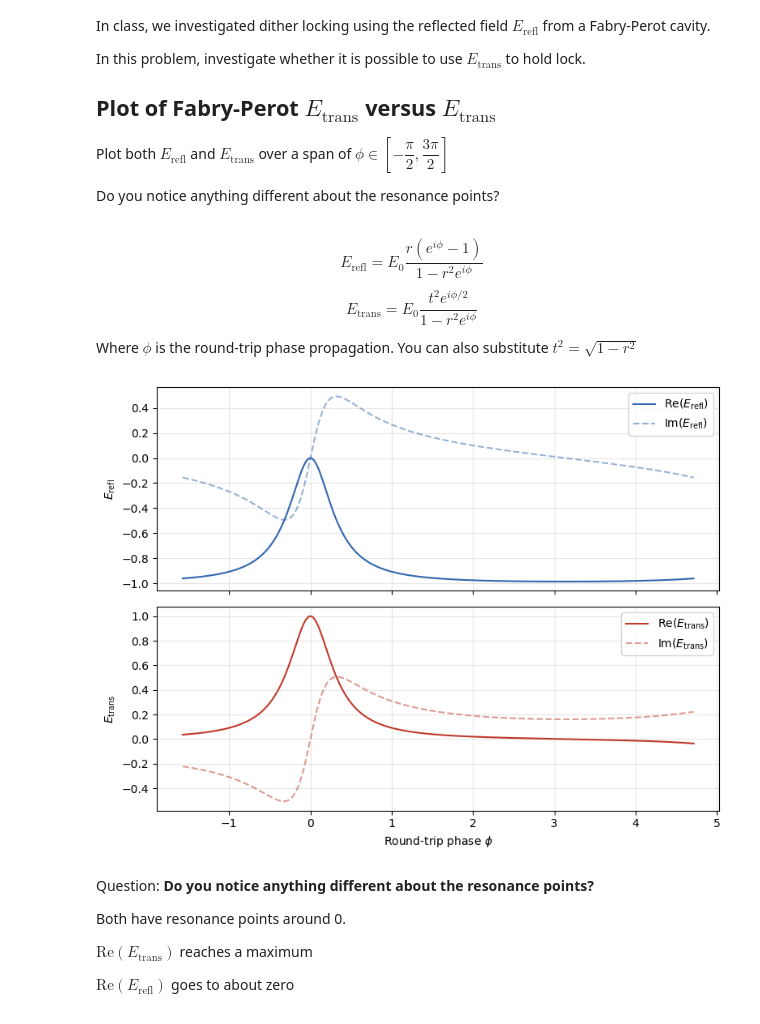
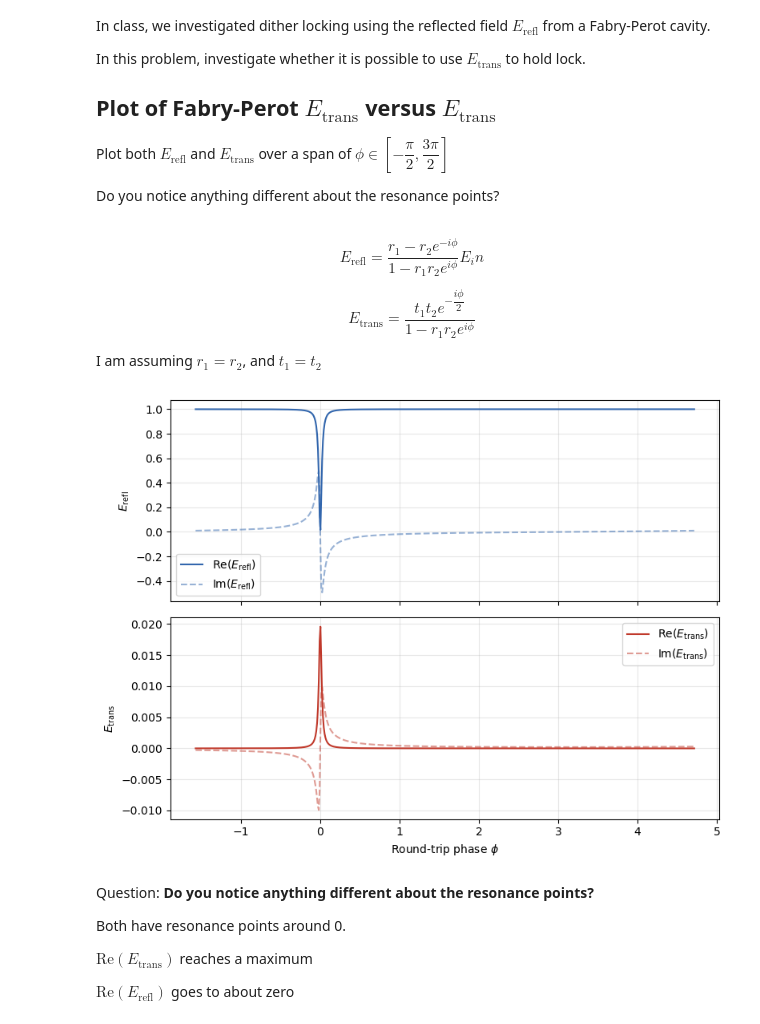
Before and after one commit to cacapuano/carolines_lasers_course_repo, a Jupyter notebook: homework_submissions/capuano_homework_4_dither_locking_pdh_mich_and_fpmi.ipynb, the cells around one changed output. Drawn from its saved outputs; the diff is of its cells as text; code cells hidden in the pictures.

```diff
--- a/homework_submissions/capuano_homework_4_dither_locking_pdh_mich_and_fpmi.ipynb
+++ b/homework_submissions/capuano_homework_4_dither_locking_pdh_mich_and_fpmi.ipynb
@@ -31,44 +31,44 @@ Plot both $E_\mathrm{refl}$ and $E_\mathrm{trans}$ over a span of $\phi \in \lef
 
 Do you notice anything different about the resonance points?
 # %% [markdown]
-$$E_{\text{refl}} = E_0 \frac{r(e^{i\phi} - 1)}{1 - r^2 e^{i\phi}}$$
+$$E_{\text{refl}} = \dfrac{r_1 - r_2 e^{-i\phi}}{1-r_1 r_2 e^{i\phi}} E_in$$
 
-$$E_{\text{trans}} = E_0 \frac{t^2 e^{i\phi/2}}{1 - r^2 e^{i\phi}}$$
+$$E_{\text{trans}} = \dfrac{t_1 t_2 e^{-\dfrac{i\phi}{2}}}{1-r_1 r_2 e^{i\phi}}$$
 
-Where $\phi$ is the round-trip phase propagation. You can also substitute $t^2 = \sqrt{1-r^2}$
+I am assuming $r_1 = r_2$, and $t_1=t_2$
 # %%
 import numpy as np
 import matplotlib.pyplot as plt
 
-r = 0.85
-t2 = 1 - r**2
+r = 0.99
+t2 = t1 = 1 - r**2
 N = 600
 phi = np.linspace(-np.pi/2, 3*np.pi/2, N)
 
 denom = 1 - r**2 * np.exp(1j*phi)
 
-E_refl = r * (np.exp(1j*phi) - 1) / denom
-E_trans = t2 * np.exp(1j*phi/2) / denom
+E_refl = (r-r*np.exp(1j*phi))/ denom
+E_trans = t2 * t1 * np.exp(1j*phi/2) / denom
 
 fig, (ax1, ax2) = plt.subplots(2, 1, figsize=(8, 6), sharex=True)
 
 ax1.plot(phi, E_refl.real, color='#3266ad', label=r'$\mathrm{Re}(E_\mathrm{refl})$')
 ax1.plot(phi, E_refl.imag, color='#3266ad', linestyle='--', alpha=0.5, label=r'$\mathrm{Im}(E_\mathrm{refl})$')
 ax1.set_ylabel(r'$E_\mathrm{refl}$')
 ax1.legend()
 ax1.grid(alpha=0.3)
 
 ax2.plot(phi, E_trans.real, color='#c0392b', label=r'$\mathrm{Re}(E_\mathrm{trans})$')
 ax2.plot(phi, E_trans.imag, color='#c0392b', linestyle='--', alpha=0.5, label=r'$\mathrm{Im}(E_\mathrm{trans})$')
 ax2.set_ylabel(r'$E_\mathrm{trans}$')
 ax2.set_xlabel(r'Round-trip phase $\phi$')
 ax2.legend()
 ax2.grid(alpha=0.3)
 
 plt.tight_layout()
 plt.show()
 # %% [output]
-[figure, old version]
+[figure, new version]
 # %% [markdown]
 Question: **Do you notice anything different about the resonance points?**
 
```
Also changed, not shown: parts of 5 cells of this notebook.
